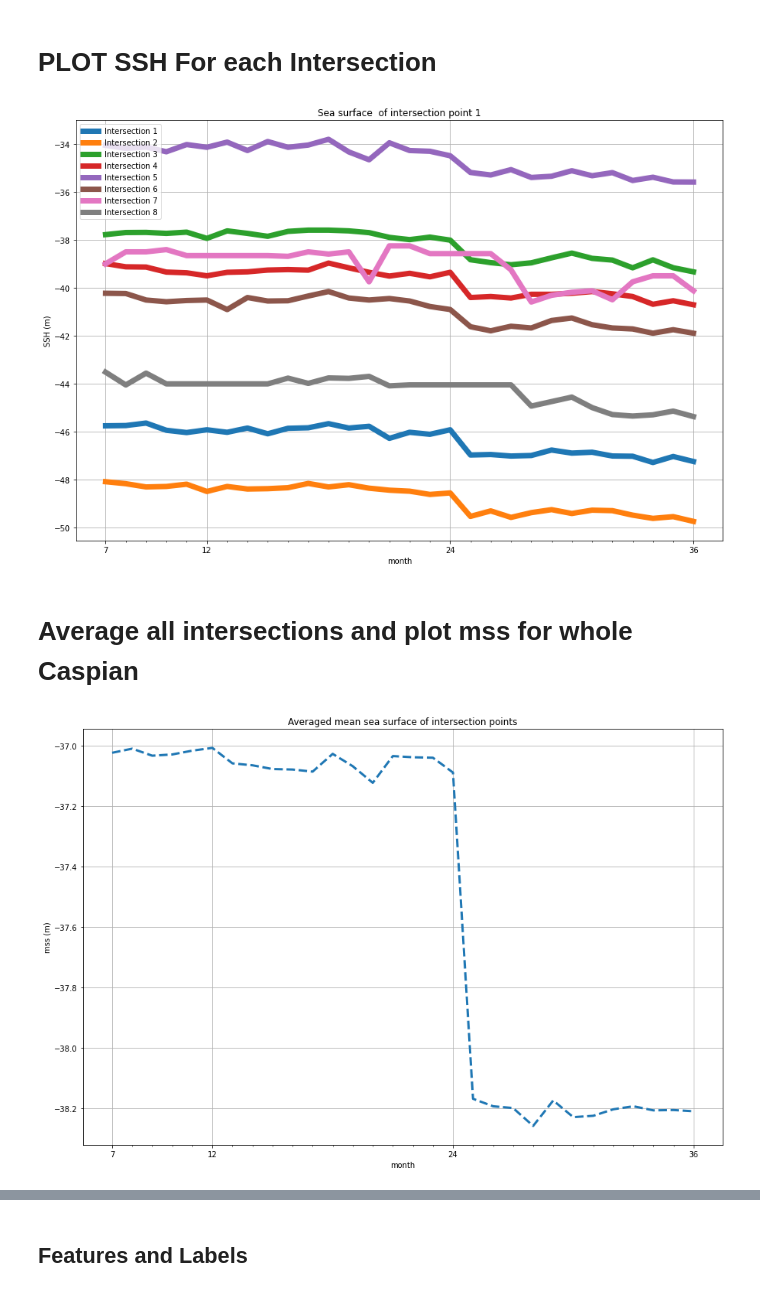
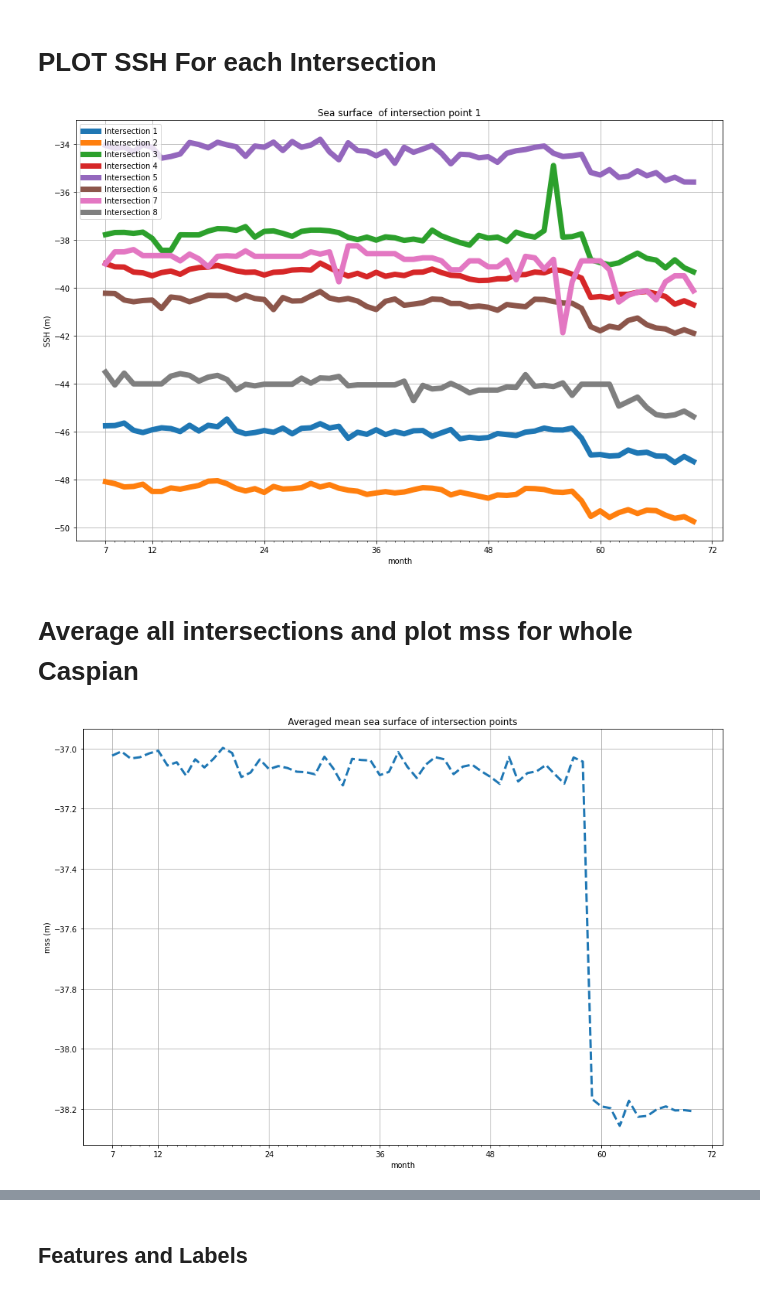
Before and after one commit to M-Gjerde/VGIS8, a Jupyter notebook: jason_3_rf.ipynb, the cells around one changed output, grey strips where cells are left out. Drawn from its saved outputs; the diff is of its cells as text; code cells hidden in the pictures.

```diff
--- a/jason_3_rf.ipynb
+++ b/jason_3_rf.ipynb
@@ -194,19 +205,22 @@ dfinter["month"] = dfinter.index + 7
 dfinter["year"] = 2016
 
 for i, month in enumerate(dfinter["month"]):
-    dfinter.loc[dfinter['month'] > 13, "year"] = 2018
-    dfinter.loc[dfinter['month'] > 24, "year"] = 2021
+    dfinter.loc[dfinter['month'] > 12, "year"] = 2017
+    dfinter.loc[dfinter['month'] > 24, "year"] = 2018
+    dfinter.loc[dfinter['month'] > 36, "year"] = 2019
+    dfinter.loc[dfinter['month'] > 48, "year"] = 2020
+    dfinter.loc[dfinter['month'] > 60, "year"] = 2021
+
 
 dfinter["month"] = dfinter["month"].apply(lambda x: 12 if ((x % 12) == 0) else x % 12)
 # %% [markdown]
 ## Plot averaged SSH
 # %%
 offset = 7
-x = [x for x in range(offset, len(monthly) + offset)]
 
 plt.rcParams['figure.figsize'] = [15, 10]
 
-major_ticks = [7, 12, 24, 36]
+major_ticks = [7, 12, 24, 36, 48, 60, 72]
 minor_ticks = np.arange(offset, len(monthly)+offset, 1)
 
 
@@ -224,0 +239,30 @@ ax.grid()
+# %%
+# Difference Transform
+
+# difference dataset
+def difference(data, interval):
+    d = [0] * len(data)
+    for i in range(interval, len(data)):
+        d[i] = data[i] - data[i - interval]
+    return d
+
+# invert difference
+def invert_difference(orig_data, diff_data, interval):
+    d = [0] * len(orig_data)
+    for i in range(interval, len(orig_data)):
+        d[i] = diff_data[i-interval] + orig_data[i-interval]
+    d[0] = d[1]
+    return d
+
+
+# difference transform
+transformed = difference(dfinter.avg.values, 1)
+dfinter["avg_transformed_ssh"] = transformed
+fig, ax = plt.subplots()
+
+ax.plot(dfinter.index + offset, transformed,
+       linewidth=6)
+
+ax.grid()
+
+plt.show()
@@ -227,35 +284,34 @@ ax.grid()
 # %%
 from cycler import cycler
 
 plt.rcParams['figure.figsize'] = [15, 10]
 
-major_ticks = [7, 12, 24, 36]
 minor_ticks = np.arange(offset, len(monthly)+offset, 1)
 
 fig, ax = plt.subplots()
 offset = 7
 
 for i in range(len(intersectionListMean[0])):
     ax.plot(dfinter.index + offset, dfinter.iloc[:,i]
             ,linewidth=7
             ,label=str(dfinter.columns[i]))
 
 
 ax.set_xticks(major_ticks)
 ax.set_xticks(minor_ticks, minor=True)
 
 ax.set(xlabel='month', ylabel='SSH (m)',
        title='Sea surface  of intersection point 1')
 plt.legend(loc="upper left")
-
+plt.savefig("ssh_intersections.png")
 ax.grid()
 # %% [output]
-[figure, old version]
+[figure, new version]
 # %% [markdown]
 # Average all intersections and plot mss for whole Caspian
 # %%
 fig, ax = plt.subplots()
-ax.plot(x, averagedMSS,
+ax.plot(np.arange(offset, len(monthly)+offset, 1), averagedMSS,
        linestyle='dashed',
        linewidth=3)
 
@@ -266,7 +322,7 @@ ax.set(xlabel='month', ylabel='mss (m)',
        title='Averaged mean sea surface of intersection points')
 ax.grid()
 # %% [output]
-[figure, old version]
+[figure, new version]
 # %%
 fig = plt.figure(figsize=(12, 7))
 ax = plt.axes(projection=crs.PlateCarree())
```
Also changed, not shown: parts of 38 cells of this notebook, 2 other files.
